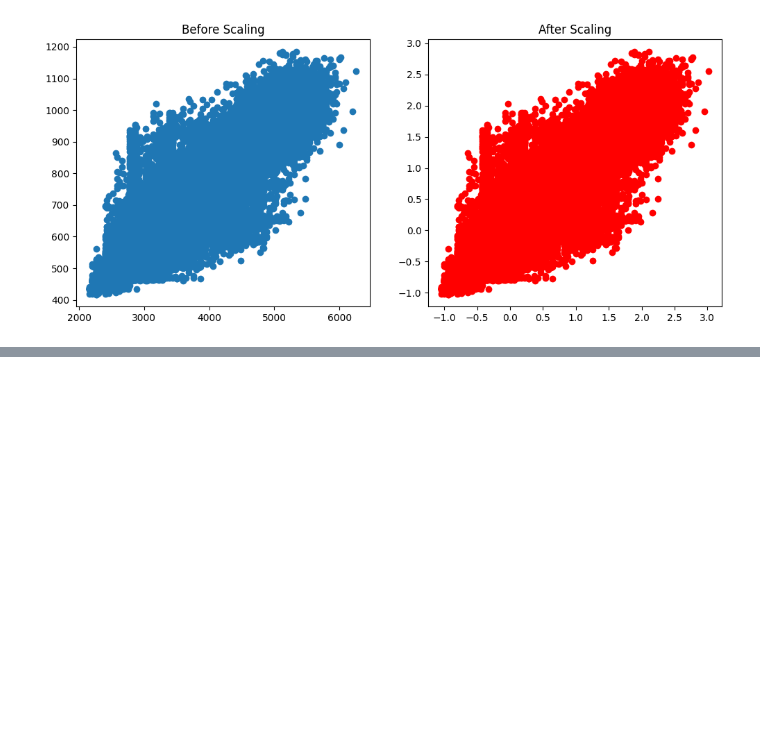
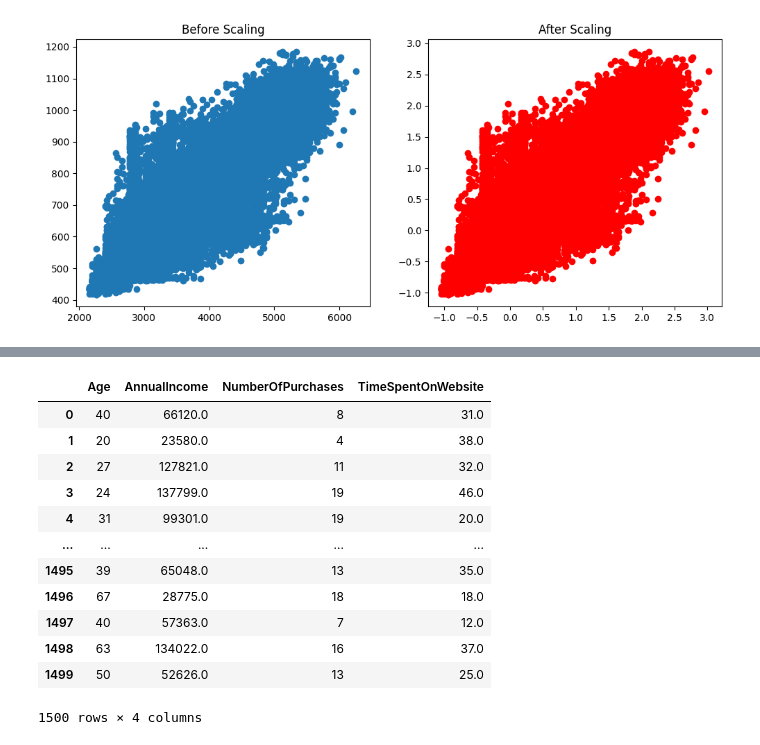
Before and after one commit to imtufail/Machine-Learning-, a Jupyter notebook: Feature Scaling /Standardization.ipynb, the cells around one changed output, grey strips where cells are left out. Saved outputs shown, nothing was run; the diff lists cells and outputs as text; code cells hidden in the pictures; blank space fills up the shorter version.

```diff
--- a/Feature Scaling /Standardization.ipynb
+++ b/Feature Scaling /Standardization.ipynb
@@ -293,0 +318,16 @@ plt.show()
+# %%
+X
+# %% [output]
+|  | Age | AnnualIncome | NumberOfPurchases | TimeSpentOnWebsite |
+| 0 | 40 | 66120.0 | 8 | 31.0 |
+| 1 | 20 | 23580.0 | 4 | 38.0 |
+| 2 | 27 | 127821.0 | 11 | 32.0 |
+| 3 | 24 | 137799.0 | 19 | 46.0 |
+| 4 | 31 | 99301.0 | 19 | 20.0 |
+| ... | ... | ... | ... | ... |
+| 1495 | 39 | 65048.0 | 13 | 35.0 |
+| 1496 | 67 | 28775.0 | 18 | 18.0 |
+| 1497 | 40 | 57363.0 | 7 | 12.0 |
+| 1498 | 63 | 134022.0 | 16 | 37.0 |
+| 1499 | 50 | 52626.0 | 13 | 25.0 |
+1500 rows × 4 columns
```
Also changed, not shown: parts of 21 cells of this notebook.
